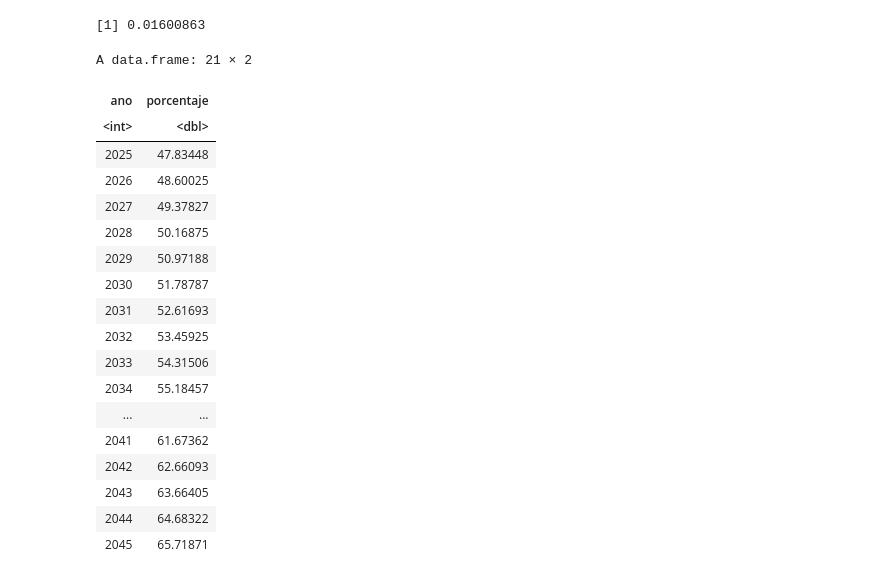
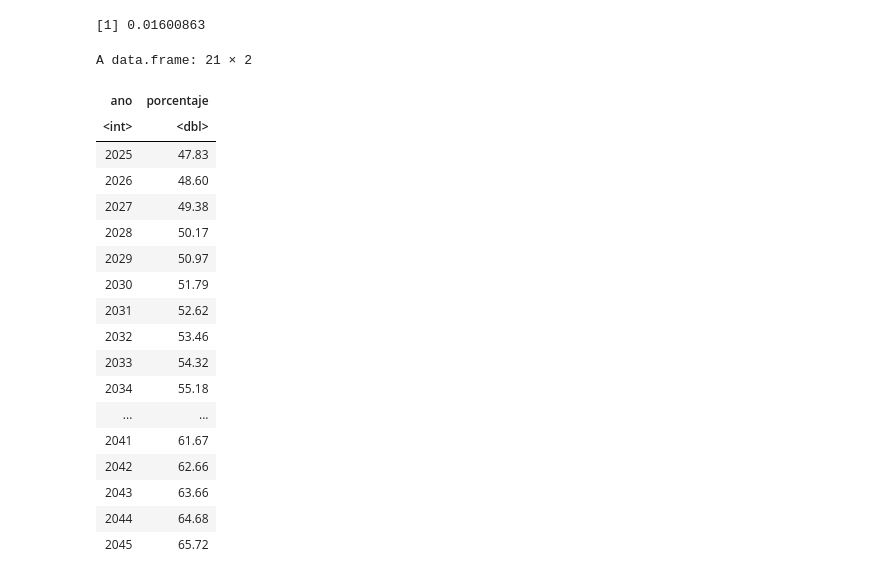
Before and after one commit to cpyp-ipdp/pgd_cdmx, a Jupyter notebook: indicadores/seguridad/indicadores_seguridad.ipynb, the cells around one changed output. Saved outputs shown, nothing was run; the diff lists cells and outputs as text; code cells hidden in the pictures.

Commit message:
Se agregan indicadores de confianza en policía y se incorporan proyecciones

```diff
--- a/indicadores/seguridad/indicadores_seguridad.ipynb
+++ b/indicadores/seguridad/indicadores_seguridad.ipynb
@@ -1123,25 +1121,26 @@ tcma_confianza_policia
 # %%
 extendido_confianza_policia<-data.frame(ano=2025:2045)
 
 extendido_confianza_policia$porcentaje<-tabla_confianza_policia$porcentaje[tabla_confianza_policia$year==2024]*cumprod(rep(1+tcma_confianza_policia,length(2025:2045)))
-extendido_confianza_policia
+extendido_confianza_policia%>%
+mutate(porcentaje = round(porcentaje, 2))
 # %% [output]
 A data.frame: 21 × 2
 | ano | porcentaje |
 | <int> | <dbl> |
-| 2025 | 47.83448 |
-| 2026 | 48.60025 |
-| 2027 | 49.37827 |
-| 2028 | 50.16875 |
-| 2029 | 50.97188 |
-| 2030 | 51.78787 |
-| 2031 | 52.61693 |
-| 2032 | 53.45925 |
-| 2033 | 54.31506 |
-| 2034 | 55.18457 |
+| 2025 | 47.83 |
+| 2026 | 48.60 |
+| 2027 | 49.38 |
+| 2028 | 50.17 |
+| 2029 | 50.97 |
+| 2030 | 51.79 |
+| 2031 | 52.62 |
+| 2032 | 53.46 |
+| 2033 | 54.32 |
+| 2034 | 55.18 |
 | ... | ... |
-| 2041 | 61.67362 |
-| 2042 | 62.66093 |
-| 2043 | 63.66405 |
-| 2044 | 64.68322 |
-| 2045 | 65.71871 |
+| 2041 | 61.67 |
+| 2042 | 62.66 |
+| 2043 | 63.66 |
+| 2044 | 64.68 |
+| 2045 | 65.72 |
```
Also changed, not shown: parts of 3 cells of this notebook.
